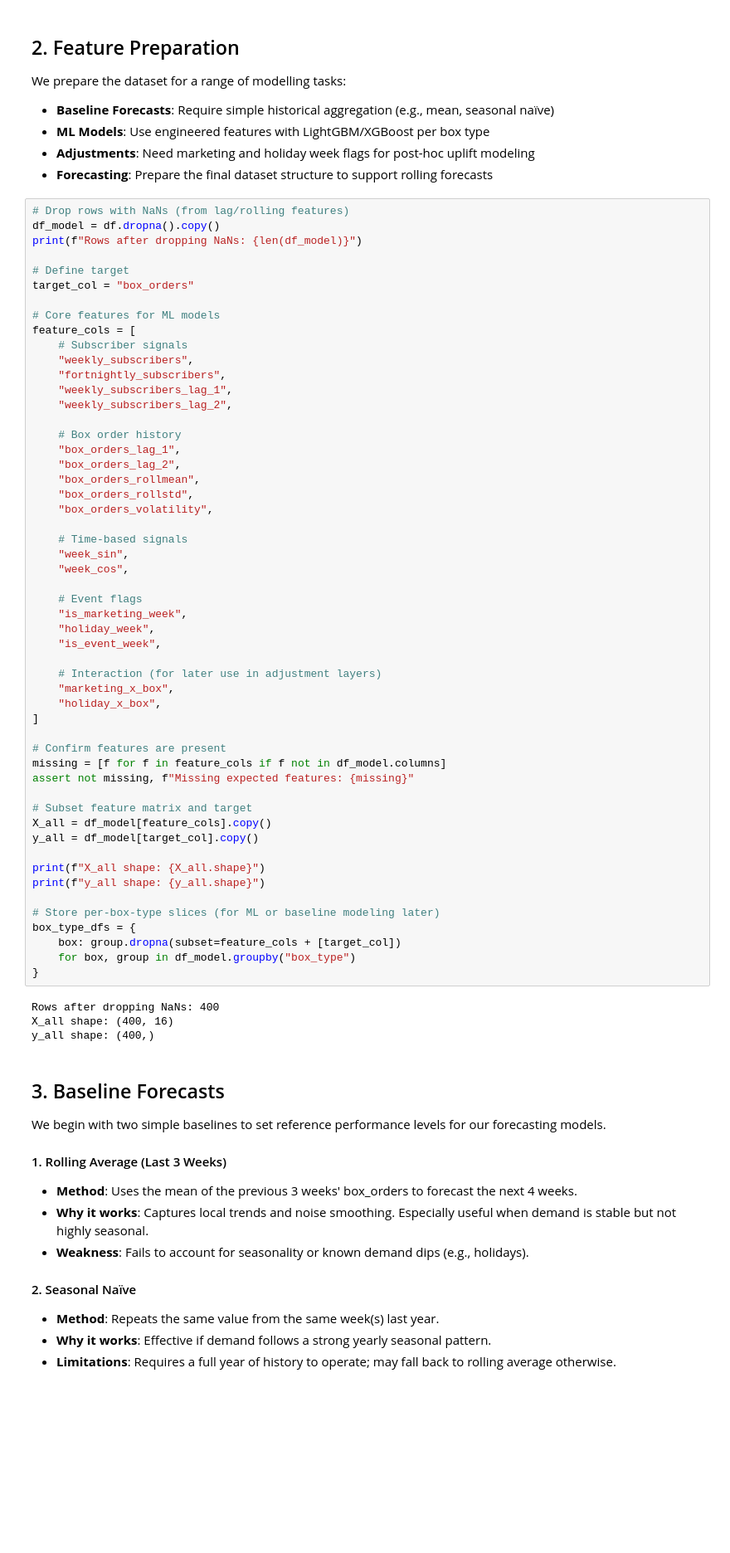
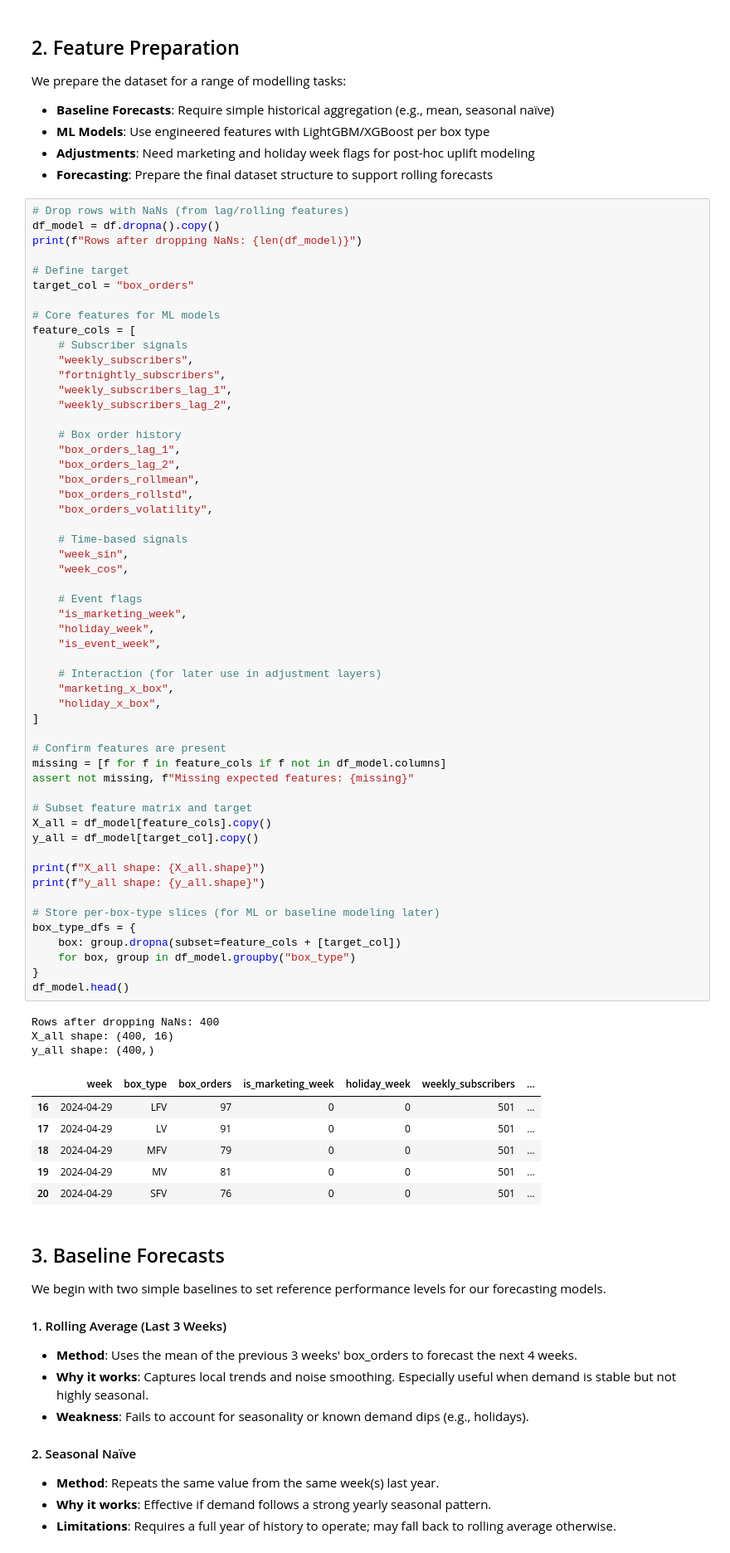
Before and after one commit to TheNerdyCat/ml-oddbox-forecasting, a Jupyter notebook: notebooks/02_model_dev.ipynb, the cells around one changed output. Shown at 83% size. Drawn from its saved outputs; the diff is of its cells as text; blank space fills up the shorter version.

```diff
--- a/notebooks/02_model_dev.ipynb
+++ b/notebooks/02_model_dev.ipynb
@@ -139,33 +130,40 @@ feature_cols = [
     # Event flags
     "is_marketing_week",
     "holiday_week",
     "is_event_week",
 
     # Interaction (for later use in adjustment layers)
     "marketing_x_box",
     "holiday_x_box",
 ]
 
 # Confirm features are present
 missing = [f for f in feature_cols if f not in df_model.columns]
 assert not missing, f"Missing expected features: {missing}"
 
 # Subset feature matrix and target
 X_all = df_model[feature_cols].copy()
 y_all = df_model[target_col].copy()
 
 print(f"X_all shape: {X_all.shape}")
 print(f"y_all shape: {y_all.shape}")
 
 # Store per-box-type slices (for ML or baseline modeling later)
 box_type_dfs = {
     box: group.dropna(subset=feature_cols + [target_col])
     for box, group in df_model.groupby("box_type")
 }
+df_model.head()
 # %% [output]
 Rows after dropping NaNs: 400
 X_all shape: (400, 16)
 y_all shape: (400,)
+|  | week | box_type | box_orders | is_marketing_week | holiday_week | weekly_subscribers | ... |
+| 16 | 2024-04-29 | LFV | 97 | 0 | 0 | 501 | ... |
+| 17 | 2024-04-29 | LV | 91 | 0 | 0 | 501 | ... |
+| 18 | 2024-04-29 | MFV | 79 | 0 | 0 | 501 | ... |
+| 19 | 2024-04-29 | MV | 81 | 0 | 0 | 501 | ... |
+| 20 | 2024-04-29 | SFV | 76 | 0 | 0 | 501 | ... |
 # %% [markdown]
 ## 3. Baseline Forecasts
 We begin with two simple baselines to set reference performance levels for our forecasting models.
```
Also changed, not shown: parts of 7 cells of this notebook, 3 other files.
